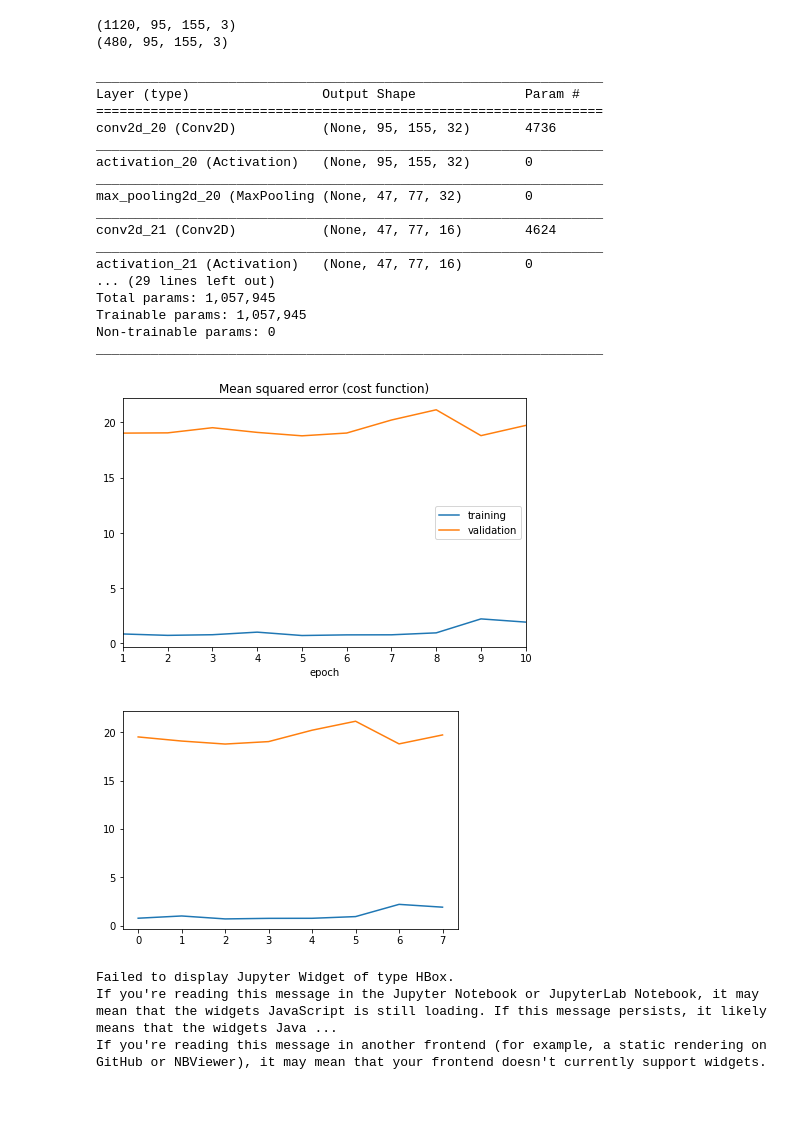
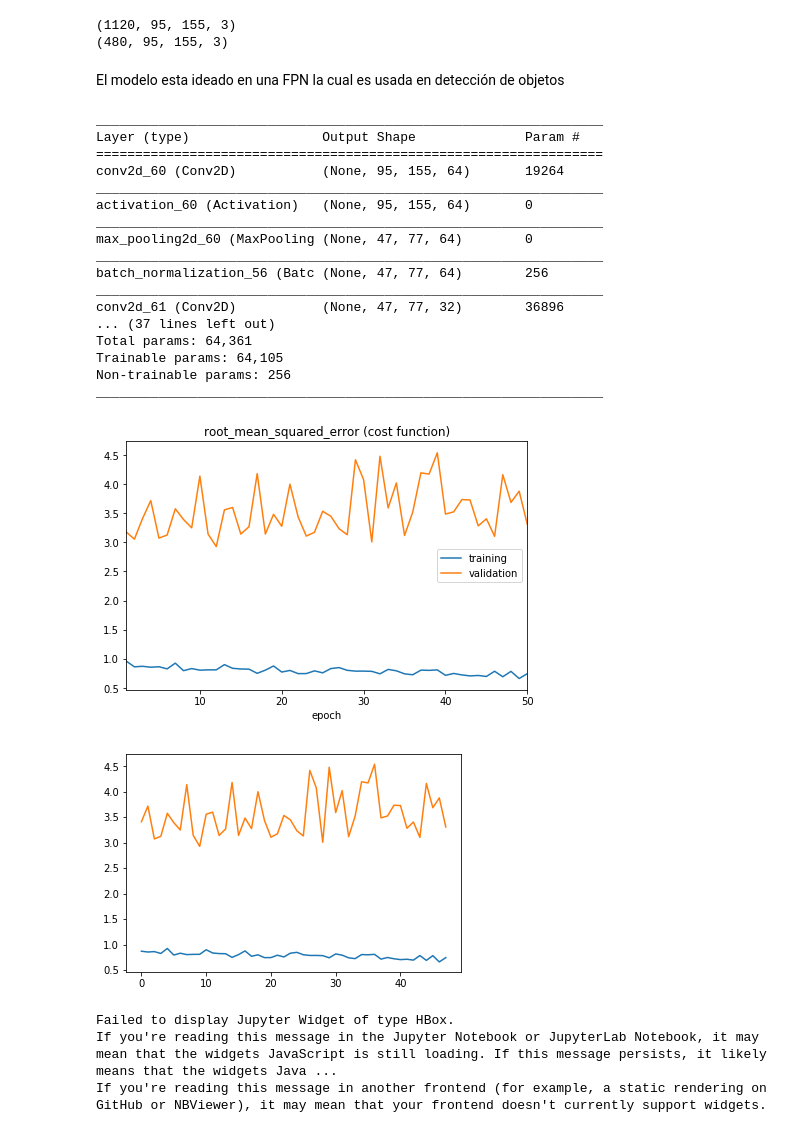
Before and after one commit to Caimapo/ANN, a Jupyter notebook: Tarea3/Parte 3 Challenge (Object Counting)/Challenge (Object Counting) .ipynb, the cells around one changed output. Cells and saved outputs as stored; diff of their text form; code cells hidden in the pictures; blank space fills up the shorter version.

```diff
--- a/Tarea3/Parte 3 Challenge (Object Counting)/Challenge (Object Counting) .ipynb
+++ b/Tarea3/Parte 3 Challenge (Object Counting)/Challenge (Object Counting) .ipynb
@@ -164,60 +181,71 @@ print(X_val_r.shape)
 # %% [output]
 (1120, 95, 155, 3)
 (480, 95, 155, 3)
+# %%
+from keras import backend as K
+
+def root_mean_squared_error(y_true, y_pred):
+        return K.sqrt(K.mean(K.square(y_pred - y_true), axis=-1))
+# %% [markdown]
+El modelo esta ideado en una FPN la cual es usada en detección de objetos
 # %%
 modelCNN = Sequential()
-modelCNN.add(Conv2D(32, (7, 7), padding='same', input_shape=X_train_r.shape[1:]))
+modelCNN.add(Conv2D(64, (10, 20), padding='same', input_shape=X_train_r.shape[1:]))
 modelCNN.add(Activation('relu'))
 modelCNN.add(MaxPooling2D(pool_size=(2, 2)))
-modelCNN.add(Conv2D(16, (3, 3), padding='same'))
+modelCNN.add(BatchNormalization())
+modelCNN.add(Conv2D(32, (3, 6), padding='same'))
 modelCNN.add(Activation('relu'))
 modelCNN.add(MaxPooling2D(pool_size=(2, 2)))
-modelCNN.add(Conv2D(32, (7, 7), padding='same'))
+modelCNN.add(BatchNormalization())
+modelCNN.add(Conv2D(16, (2, 2), padding='same'))
 modelCNN.add(Activation('relu'))
 modelCNN.add(MaxPooling2D(pool_size=(2, 2)))
-modelCNN.add(Conv2D(32, (3, 3), padding='same'))
+modelCNN.add(BatchNormalization())
+modelCNN.add(Conv2D(8, (3, 3), padding='same'))
 modelCNN.add(Activation('relu'))
 modelCNN.add(MaxPooling2D(pool_size=(2, 2)))
-modelCNN.add(Conv2D(64, (7, 7), padding='same'))
+modelCNN.add(BatchNormalization())
+modelCNN.add(Conv2D(8, (7, 7), padding='same'))
 modelCNN.add(Activation('relu'))
 modelCNN.add(MaxPooling2D(pool_size=(2, 2)))
+modelCNN.add(BatchNormalization())
 modelCNN.add(Flatten())
-modelCNN.add(Dense(1000))
-modelCNN.add(Dense(400))
+modelCNN.add(Dense(20))
 modelCNN.add(Dense(1))
-modelCNN.compile(loss='mean_squared_error', optimizer='adam')
+modelCNN.compile(loss=root_mean_squared_error, optimizer='adam')
 modelCNN.summary()
 # %% [output]
 _________________________________________________________________
 Layer (type)                 Output Shape              Param #
 =================================================================
-conv2d_20 (Conv2D)           (None, 95, 155, 32)       4736
+conv2d_60 (Conv2D)           (None, 95, 155, 64)       19264
 _________________________________________________________________
-activation_20 (Activation)   (None, 95, 155, 32)       0
+activation_60 (Activation)   (None, 95, 155, 64)       0
 _________________________________________________________________
-max_pooling2d_20 (MaxPooling (None, 47, 77, 32)        0
+max_pooling2d_60 (MaxPooling (None, 47, 77, 64)        0
 _________________________________________________________________
-conv2d_21 (Conv2D)           (None, 47, 77, 16)        4624
+batch_normalization_56 (Batc (None, 47, 77, 64)        256
 _________________________________________________________________
-activation_21 (Activation)   (None, 47, 77, 16)        0
-... (29 lines left out)
-Total params: 1,057,945
-Trainable params: 1,057,945
-Non-trainable params: 0
+conv2d_61 (Conv2D)           (None, 47, 77, 32)        36896
+... (37 lines left out)
+Total params: 64,361
+Trainable params: 64,105
+Non-trainable params: 256
 _________________________________________________________________
 # %%
 plt.close('all')
 history2 = modelCNN.fit(X_train_r, y_train,
-          epochs=10,batch_size=64,
+          epochs=50,batch_size=10,
           validation_data=(X_val_r, y_val),
           callbacks=[PlotLossesKeras()],
           verbose=0)
 # %% [output]
-[figure, old version]
+[figure, new version]
 # %%
 plt.plot(history2.history['loss'][2:])
 plt.plot(history2.history['val_loss'][2:])
 plt.show()
 # %% [output]
-[figure, old version]
+[figure, new version]
 # %%
```
Also changed, not shown: parts of 12 cells of this notebook, 2 other files.
